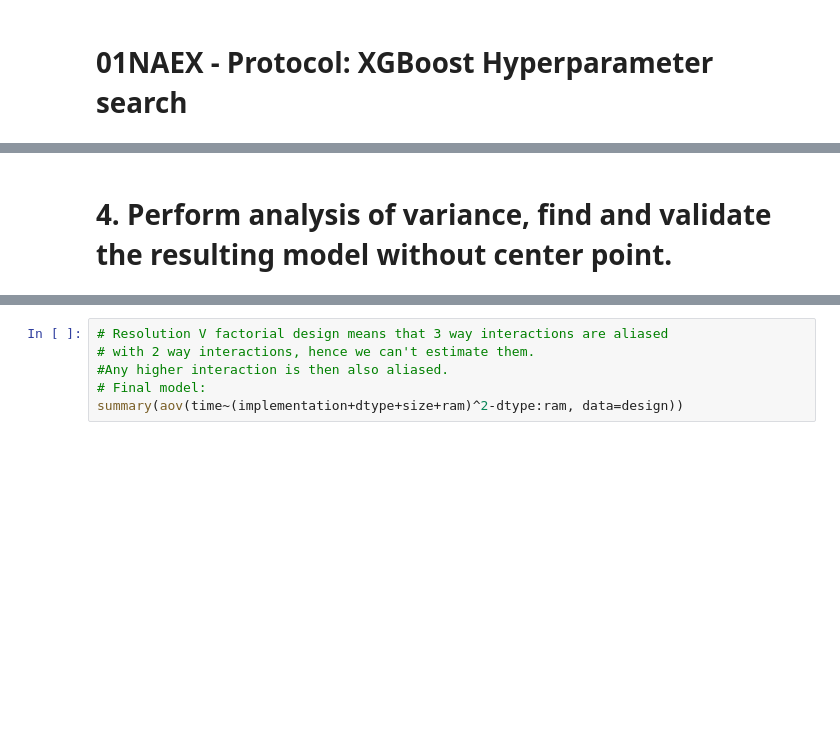
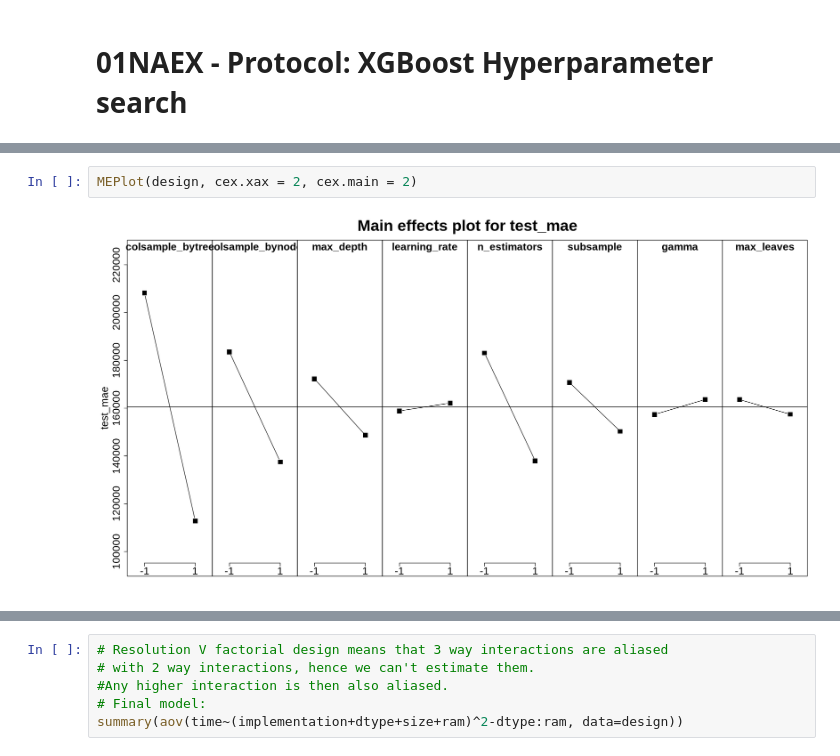
Before and after one commit to Many98/01NAEX, a Jupyter notebook: Protokol_EF.ipynb, the cells around one changed output, grey strips where cells are left out. Saved outputs shown, nothing was run; the diff lists cells and outputs as text; blank space fills up the shorter version.

```diff
--- a/Protokol_EF.ipynb
+++ b/Protokol_EF.ipynb
@@ -441,2 +252,4 @@ boxplot(design$time ~ design$implementation, main = "Factor implementation")
-# %% [markdown]
-# 4. Perform analysis of variance, find and validate the resulting model without center point.
+# %%
+MEPlot(design, cex.xax = 2, cex.main = 2)
+# %% [output]
+[figure, added]
```
Also changed, not shown: parts of 57 cells of this notebook.
